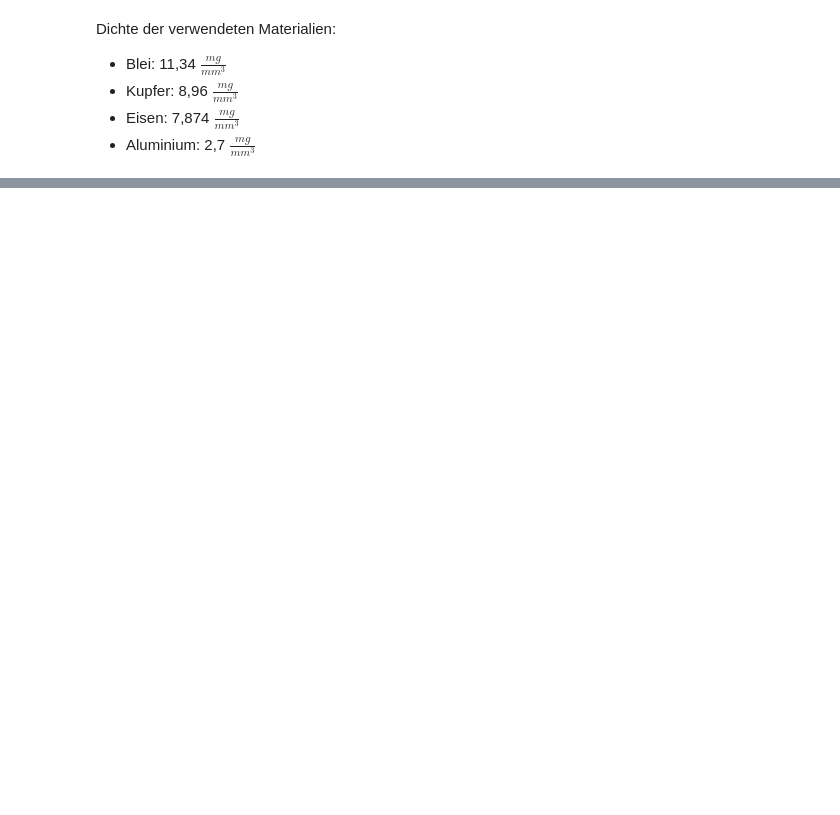
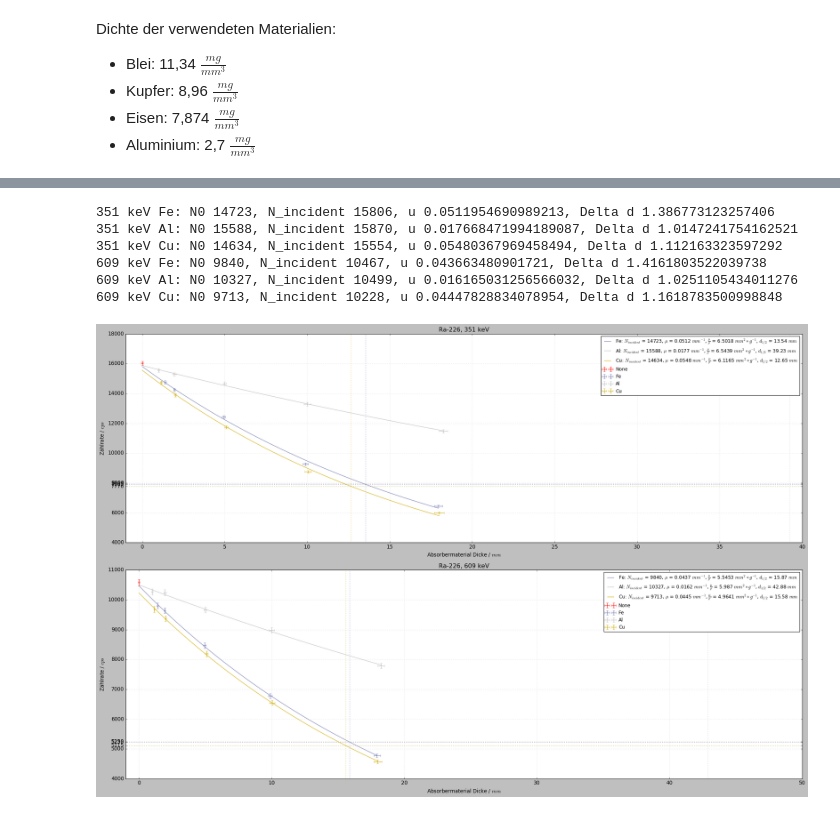
Before and after one commit to HateFindingNames/RadiationProtection_DetectorTechnology, a Jupyter notebook: V10/V10.ipynb, the cells around one changed output, grey strips where cells are left out. Cells and saved outputs as stored; diff of their text form; code cells hidden in the pictures; blank space fills up the shorter version.

```diff
--- a/V10/V10.ipynb
+++ b/V10/V10.ipynb
@@ -296,0 +291,11 @@ densitys = {"Pb": 0.01134, "Cu": 0.00896, "Fe": 0.007874, "Al": 0.0027}
+# %%
+stuff2plot = "None", "Fe", "Al", "Cu"
+plottyfunct(ra226_2, "Ra-226", *stuff2plot, dark=False, verbose=True)
+# %% [output]
+351 keV Fe: N0 14723, N_incident 15806, u 0.0511954690989213, Delta d 1.386773123257406
+351 keV Al: N0 15588, N_incident 15870, u 0.017668471994189087, Delta d 1.0147241754162521
+351 keV Cu: N0 14634, N_incident 15554, u 0.05480367969458494, Delta d 1.112163323597292
+609 keV Fe: N0 9840, N_incident 10467, u 0.043663480901721, Delta d 1.4161803522039738
+609 keV Al: N0 10327, N_incident 10499, u 0.016165031256566032, Delta d 1.0251105434011276
+609 keV Cu: N0 9713, N_incident 10228, u 0.04447828834078954, Delta d 1.1618783500998848
+[figure, added]
```
Also changed, not shown: parts of 11 cells of this notebook.
